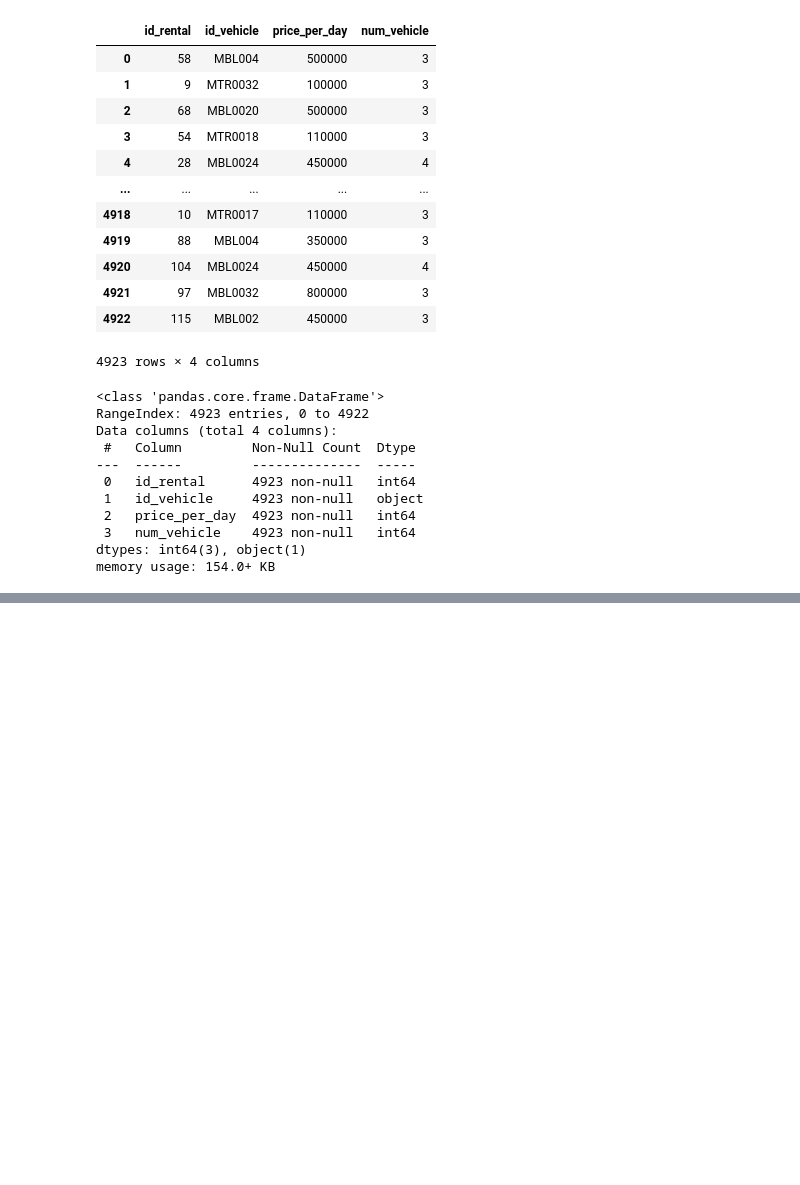
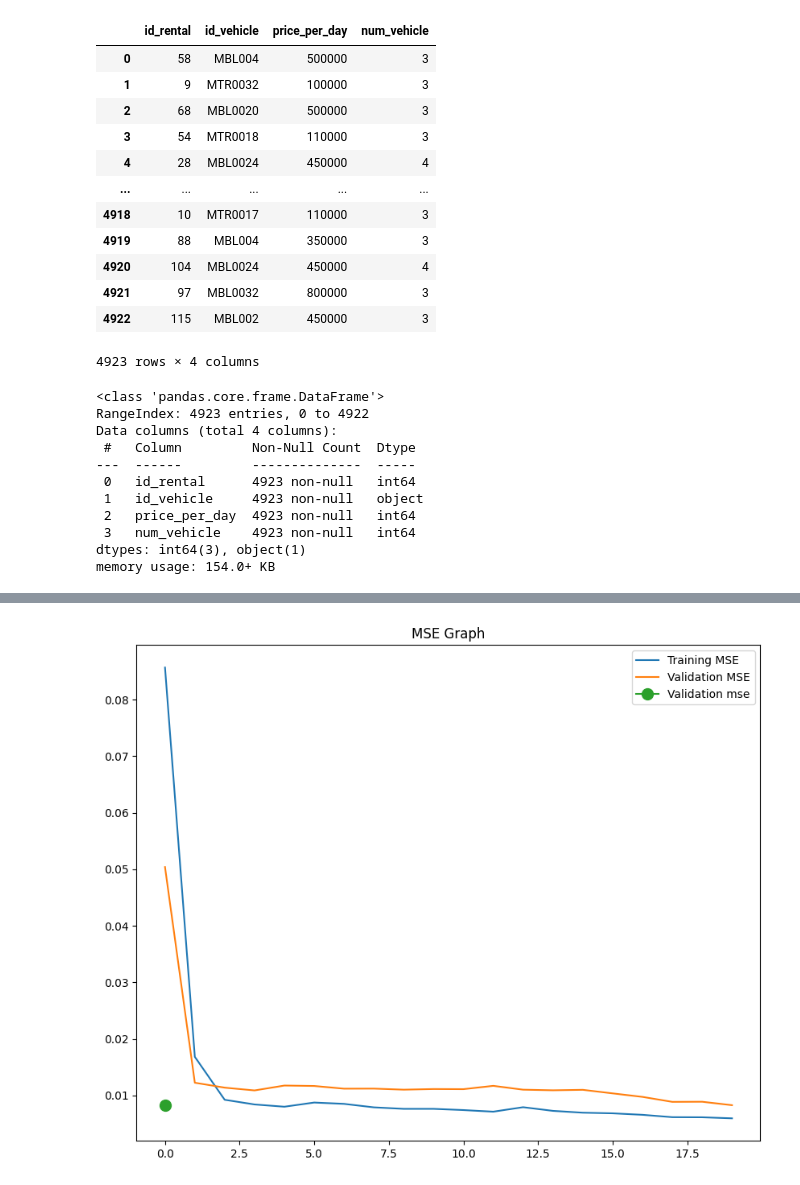
Before and after one commit to Capstone-Rental-Marketplace/SewaIn, a Jupyter notebook: Model/model_build.ipynb, the cells around one changed output, grey strips where cells are left out. Saved outputs shown, nothing was run; the diff lists cells and outputs as text; code cells hidden in the pictures; blank space fills up the shorter version.

```diff
--- a/Model/model_build.ipynb
+++ b/Model/model_build.ipynb
@@ -261,0 +395,5 @@ df_ratings_encode
+# %%
+user_train, user_test, item_train, item_test, rating_train, rating_test = train_test_split(df_user[num_user_columns], df_item[num_item_columns], rating.flatten(), test_size=0.2, random_state=42)
+user_test, user_val, item_test, item_val, rating_test, rating_val = train_test_split(user_test, item_test, rating_test, test_size=0.5, random_state=42)
+
+user_train.shape, user_test.shape, user_val.shape, item_train.shape, item_test.shape, item_val.shape, rating_train.shape, rating_test.shape, rating_val.shape
@@ -261,0 +470,7 @@ df_ratings_encode
+# %%
+cost_fn = tf.keras.losses.MeanSquaredError()
+opt = tf.keras.optimizers.Adam(learning_rate=0.01)
+model.compile(optimizer=opt,
+              loss=cost_fn, metrics=['mse'])
+# %%
+history = model.fit([user_train, item_train], rating_train, epochs=20, verbose=2, batch_size=256, validation_data=([user_val, item_val], rating_val))
@@ -261,0 +566,2 @@ df_ratings_encode
+# %%
+val_mse, val_loss = model.evaluate([user_val, item_val], rating_val, verbose=2)
@@ -261,0 +570,10 @@ df_ratings_encode
+# %%
+plt.figure(figsize=(10, 8))
+plt.plot(history.history['mse'], label='Training MSE')
+plt.plot(history.history['val_mse'], label='Validation MSE')
+plt.plot(val_mse, label='Validation mse', marker='o', markersize=10)
+plt.legend()
+plt.title('MSE Graph')
+plt.show()
+# %% [output]
+[figure, added]
```
Also changed, not shown: parts of 24 cells of this notebook.
